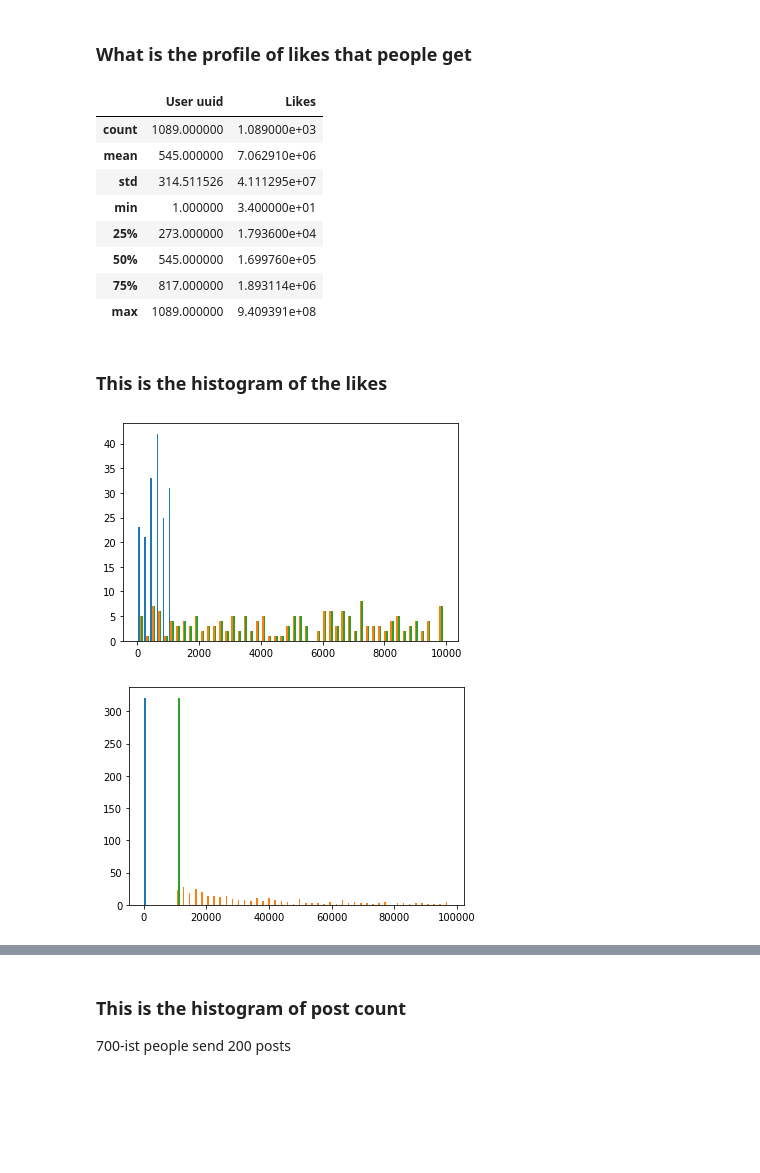
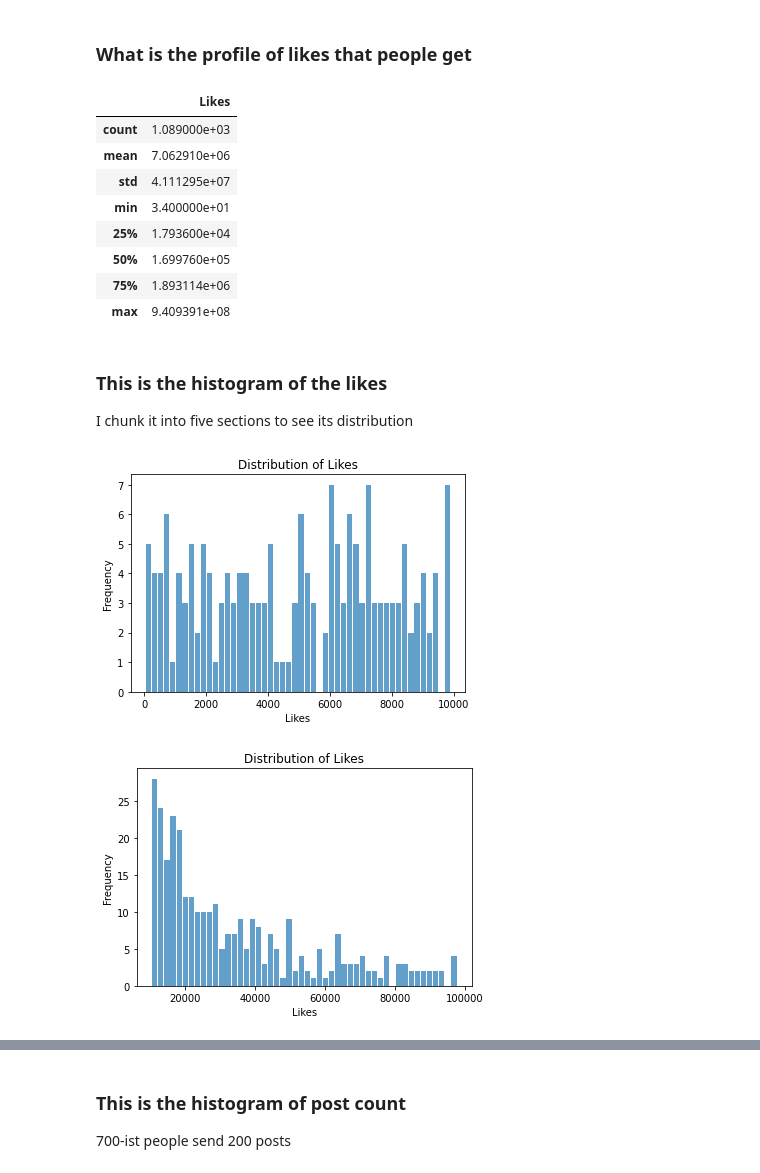
Before and after one commit to YuliantiOenang/InstagramAnalysis, a Jupyter notebook: instagram EDA.ipynb, the cells around one changed output, grey strips where cells are left out. Saved outputs shown, nothing was run; the diff lists cells and outputs as text; code cells hidden in the pictures; blank space fills up the shorter version.

```diff
--- a/instagram EDA.ipynb
+++ b/instagram EDA.ipynb
@@ -38,8 +36,8 @@ dtype: object
 # %% [markdown]
 ## 1. People who get likes the most
 # %%
-jumlah_like_df = df.groupby(['User uuid'])['Likes'].sum().reset_index()
-jumlah_like_df.sort_values(by='Likes', ascending=False)
+likes_count_df = df.groupby(['User uuid'])['Likes'].sum().reset_index()
+likes_count_df.sort_values(by='Likes', ascending=False)
 # %% [output]
 |  | User uuid | Likes |
 | 697 | 698 | 940939106 |
@@ -57,16 +55,18 @@ jumlah_like_df.sort_values(by='Likes', ascending=False)
 # %% [markdown]
 ### What is the profile of likes that people get
 # %%
-jumlah_like_df.describe()
+likes_count_df = likes_count_df.drop('User uuid', axis=1)
+likes_count_df.describe()
 # %% [output]
-|  | User uuid | Likes |
-| count | 1089.000000 | 1.089000e+03 |
-| mean | 545.000000 | 7.062910e+06 |
-| std | 314.511526 | 4.111295e+07 |
-| min | 1.000000 | 3.400000e+01 |
-| 25% | 273.000000 | 1.793600e+04 |
-| 50% | 545.000000 | 1.699760e+05 |
-| 75% | 817.000000 | 1.893114e+06 |
-| max | 1089.000000 | 9.409391e+08 |
+|  | Likes |
+| count | 1.089000e+03 |
+| mean | 7.062910e+06 |
+| std | 4.111295e+07 |
+| min | 3.400000e+01 |
+| 25% | 1.793600e+04 |
+| 50% | 1.699760e+05 |
+| 75% | 1.893114e+06 |
+| max | 9.409391e+08 |
 # %% [markdown]
 ### This is the histogram of the likes
+I chunk it into five sections to see its distribution
@@ -83,15 +73,19 @@ jumlah_like_df['clipped_Likes'] = jumlah_like_df.apply(lambda x: clipping(x, cli
 # %%
-df_to_plot = jumlah_like_df[jumlah_like_df['Likes']<10000]
-
-plt.hist(df_to_plot, bins=50)
+df_to_plot = likes_count_df[likes_count_df['Likes'] < 10000]
+plt.hist(df_to_plot, bins=50, alpha=0.7, rwidth=0.85)
+plt.xlabel('Likes')
+plt.ylabel('Frequency')
+plt.title('Distribution of Likes')
 plt.show()
 # %% [output]
-[figure, old version]
+[figure, new version]
 # %%
-df_to_plot = jumlah_like_df[(jumlah_like_df['Likes']>10000) & (jumlah_like_df['Likes']<100000)]
-
-plt.hist(df_to_plot, bins=50)
+df_to_plot = likes_count_df[(likes_count_df['Likes']>10000) & (likes_count_df['Likes']<100000)]
+plt.hist(df_to_plot, bins=50, alpha=0.7, rwidth=0.85)
+plt.xlabel('Likes')
+plt.ylabel('Frequency')
+plt.title('Distribution of Likes')
 plt.show()
 # %% [output]
-[figure, old version]
+[figure, new version]
 # %%
```
Also changed, not shown: parts of 28 cells of this notebook.
